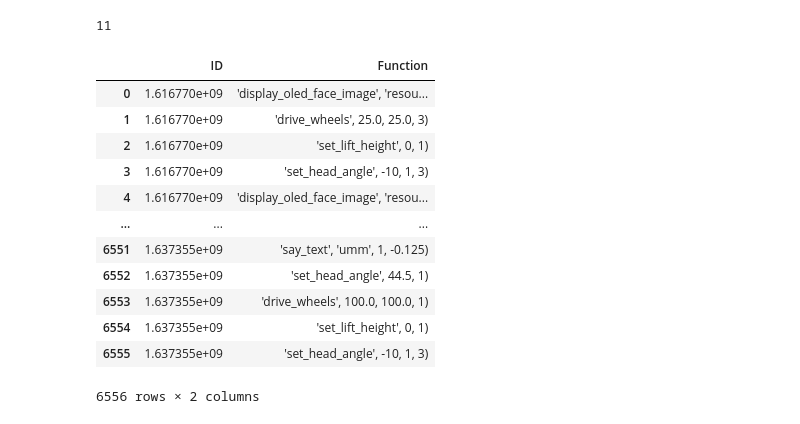
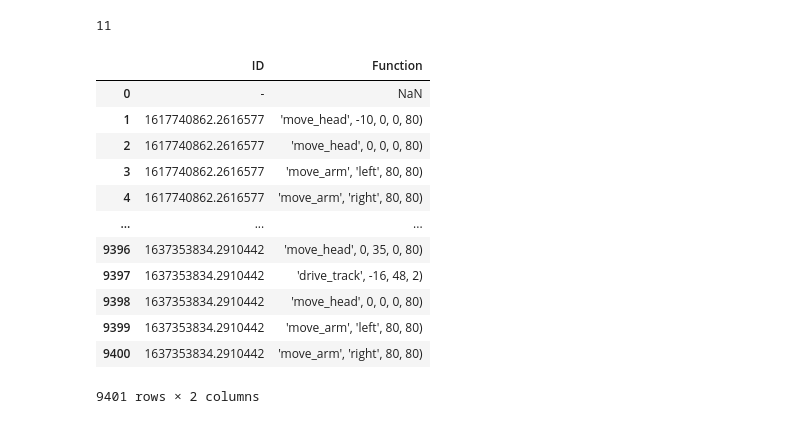
Before and after one commit to Diginyx/hadreb, a Jupyter notebook: MapFunctionsToInternalStates.ipynb, the cells around one changed output. Saved outputs shown, nothing was run; the diff lists cells and outputs as text; code cells hidden in the pictures.

```diff
--- a/MapFunctionsToInternalStates.ipynb
+++ b/MapFunctionsToInternalStates.ipynb
@@ -84,21 +85,21 @@ print(len(linesByID['1617740862.2616577']))
 # %% [output]
 11
 # %%
-misty_functions = pd.read_csv (r'functions_misty_no_dashes.txt', sep='(')
-misty_functions.to_csv (r'functions_misty_no_dashes.csv', index = None)
+misty_functions = pd.read_csv (r'functions_misty.txt', sep='(')
+misty_functions.to_csv (r'functions_misty.csv', index = None)
 misty_functions
 # %% [output]
 |  | ID | Function |
-| 0 | 1.616770e+09 | 'display_oled_face_image', 'resou... |
-| 1 | 1.616770e+09 | 'drive_wheels', 25.0, 25.0, 3) |
-| 2 | 1.616770e+09 | 'set_lift_height', 0, 1) |
-| 3 | 1.616770e+09 | 'set_head_angle', -10, 1, 3) |
-| 4 | 1.616770e+09 | 'display_oled_face_image', 'resou... |
+| 0 | - | NaN |
+| 1 | 1617740862.2616577 | 'move_head', -10, 0, 0, 80) |
+| 2 | 1617740862.2616577 | 'move_head', 0, 0, 0, 80) |
+| 3 | 1617740862.2616577 | 'move_arm', 'left', 80, 80) |
+| 4 | 1617740862.2616577 | 'move_arm', 'right', 80, 80) |
 | ... | ... | ... |
-| 6551 | 1.637355e+09 | 'say_text', 'umm', 1, -0.125) |
-| 6552 | 1.637355e+09 | 'set_head_angle', 44.5, 1) |
-| 6553 | 1.637355e+09 | 'drive_wheels', 100.0, 100.0, 1) |
-| 6554 | 1.637355e+09 | 'set_lift_height', 0, 1) |
-| 6555 | 1.637355e+09 | 'set_head_angle', -10, 1, 3) |
+| 9396 | 1637353834.2910442 | 'move_head', 0, 35, 0, 80) |
+| 9397 | 1637353834.2910442 | 'drive_track', -16, 48, 2) |
+| 9398 | 1637353834.2910442 | 'move_head', 0, 0, 0, 80) |
+| 9399 | 1637353834.2910442 | 'move_arm', 'left', 80, 80) |
+| 9400 | 1637353834.2910442 | 'move_arm', 'right', 80, 80) |
-6556 rows × 2 columns
+9401 rows × 2 columns
 # %%
```
Also changed, not shown: parts of 11 cells of this notebook, 2 other files.
